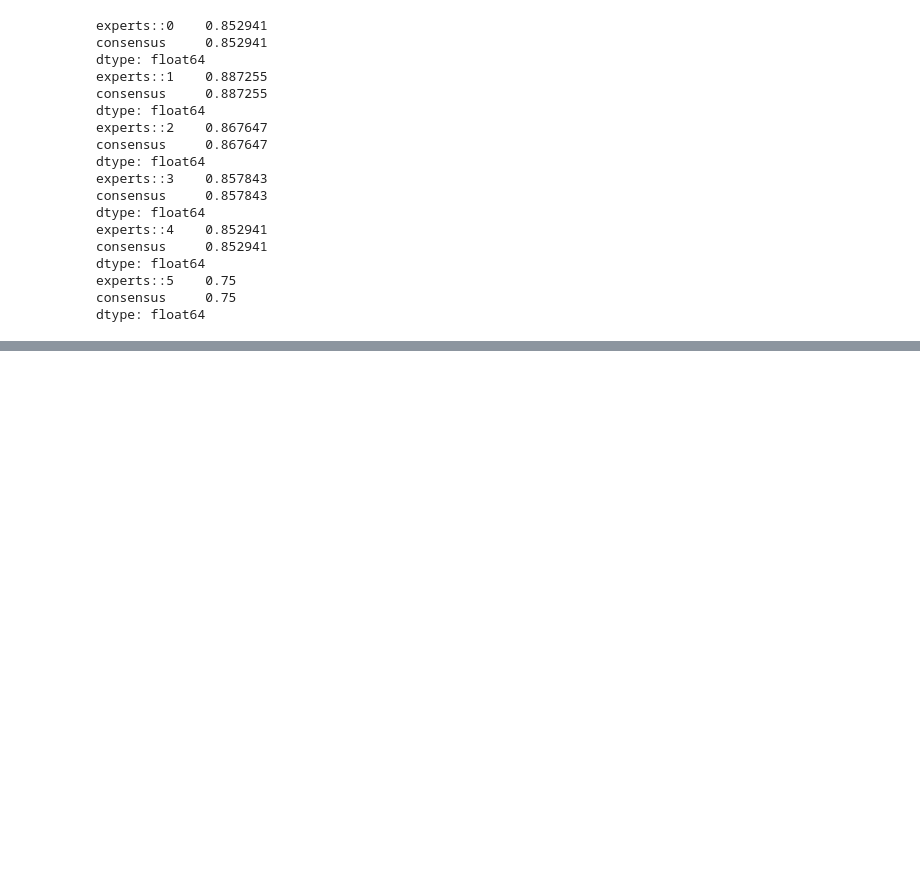
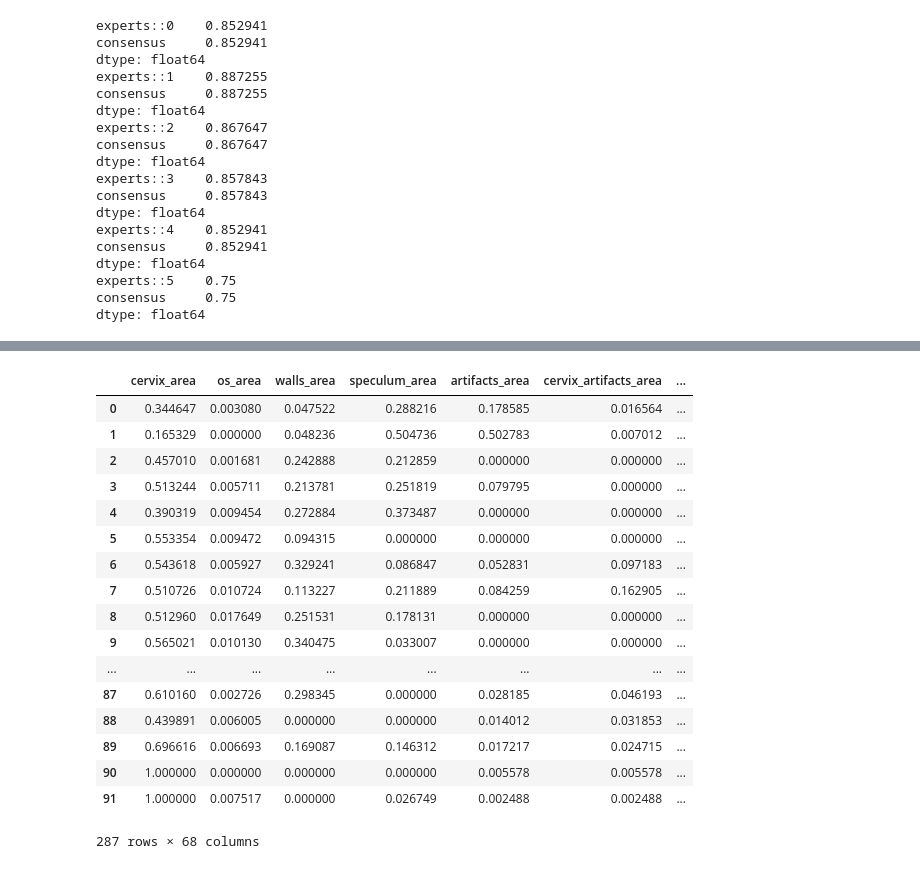
Before and after one commit to waque/CD, a Jupyter notebook: proj/Quality_Assessment_of_Digital_Colposcopies_Data_Set/unsupervised.ipynb, the cells around one changed output, grey strips where cells are left out. Saved outputs shown, nothing was run; the diff lists cells and outputs as text; code cells hidden in the pictures; blank space fills up the shorter version.

Commit message:
Consensualize

```diff
--- a/proj/Quality_Assessment_of_Digital_Colposcopies_Data_Set/unsupervised.ipynb
+++ b/proj/Quality_Assessment_of_Digital_Colposcopies_Data_Set/unsupervised.ipynb
@@ -9,11 +9,9 @@ green_data = pd.read_csv('green.csv')
 hinselmann_data = pd.read_csv('hinselmann.csv')
 schiller_data = pd.read_csv('schiller.csv')
 
-#columns_to_drop = ['experts::{}'.format(i) for i in range(6)]
-#columns_to_drop += ['consensus']
-#green_data = green_data.drop(columns=columns_to_drop)
-#hinselmann_data = hinselmann_data.drop(columns=columns_to_drop)
-#schiller_data = schiller_data.drop(columns=columns_to_drop)
+green_data = green_data
+hinselmann_data = hinselmann_data
+schiller_data = schiller_data
 coloscopies = pd.concat([green_data, hinselmann_data, schiller_data])
 
 experts = ['experts::{}'.format(i) for i in range(6)]
@@ -104,0 +50,28 @@ Support: 0.7500000000000002
+# %%
+experts = ['experts::{}'.format(i) for i in range(5)]
+def consensualize(dataset):
+    dataset = dataset.drop(columns=['experts::5', 'consensus'])
+    dataset['consensus'] = (round(dataset[experts].sum(axis=1)/5))
+
+    return dataset
+# %%
+consensualize(coloscopies)
+# %% [output]
+|  | cervix_area | os_area | walls_area | speculum_area | artifacts_area | cervix_artifacts_area | ... |
+| 0 | 0.344647 | 0.003080 | 0.047522 | 0.288216 | 0.178585 | 0.016564 | ... |
+| 1 | 0.165329 | 0.000000 | 0.048236 | 0.504736 | 0.502783 | 0.007012 | ... |
+| 2 | 0.457010 | 0.001681 | 0.242888 | 0.212859 | 0.000000 | 0.000000 | ... |
+| 3 | 0.513244 | 0.005711 | 0.213781 | 0.251819 | 0.079795 | 0.000000 | ... |
+| 4 | 0.390319 | 0.009454 | 0.272884 | 0.373487 | 0.000000 | 0.000000 | ... |
+| 5 | 0.553354 | 0.009472 | 0.094315 | 0.000000 | 0.000000 | 0.000000 | ... |
+| 6 | 0.543618 | 0.005927 | 0.329241 | 0.086847 | 0.052831 | 0.097183 | ... |
+| 7 | 0.510726 | 0.010724 | 0.113227 | 0.211889 | 0.084259 | 0.162905 | ... |
+| 8 | 0.512960 | 0.017649 | 0.251531 | 0.178131 | 0.000000 | 0.000000 | ... |
+| 9 | 0.565021 | 0.010130 | 0.340475 | 0.033007 | 0.000000 | 0.000000 | ... |
+| ... | ... | ... | ... | ... | ... | ... | ... |
+| 87 | 0.610160 | 0.002726 | 0.298345 | 0.000000 | 0.028185 | 0.046193 | ... |
+| 88 | 0.439891 | 0.006005 | 0.000000 | 0.000000 | 0.014012 | 0.031853 | ... |
+| 89 | 0.696616 | 0.006693 | 0.169087 | 0.146312 | 0.017217 | 0.024715 | ... |
+| 90 | 1.000000 | 0.000000 | 0.000000 | 0.000000 | 0.005578 | 0.005578 | ... |
+| 91 | 1.000000 | 0.007517 | 0.000000 | 0.026749 | 0.002488 | 0.002488 | ... |
+287 rows × 68 columns
```
Also changed, not shown: parts of 2 cells of this notebook.
